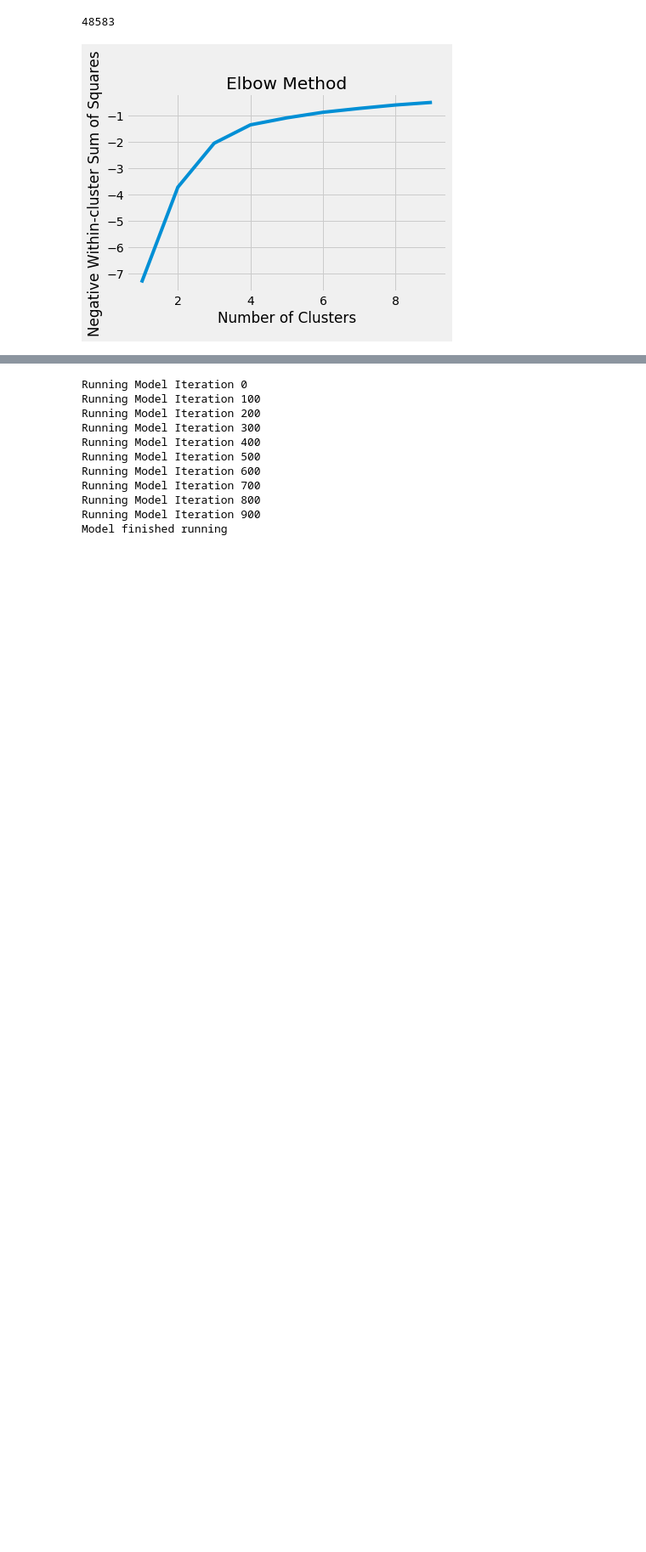
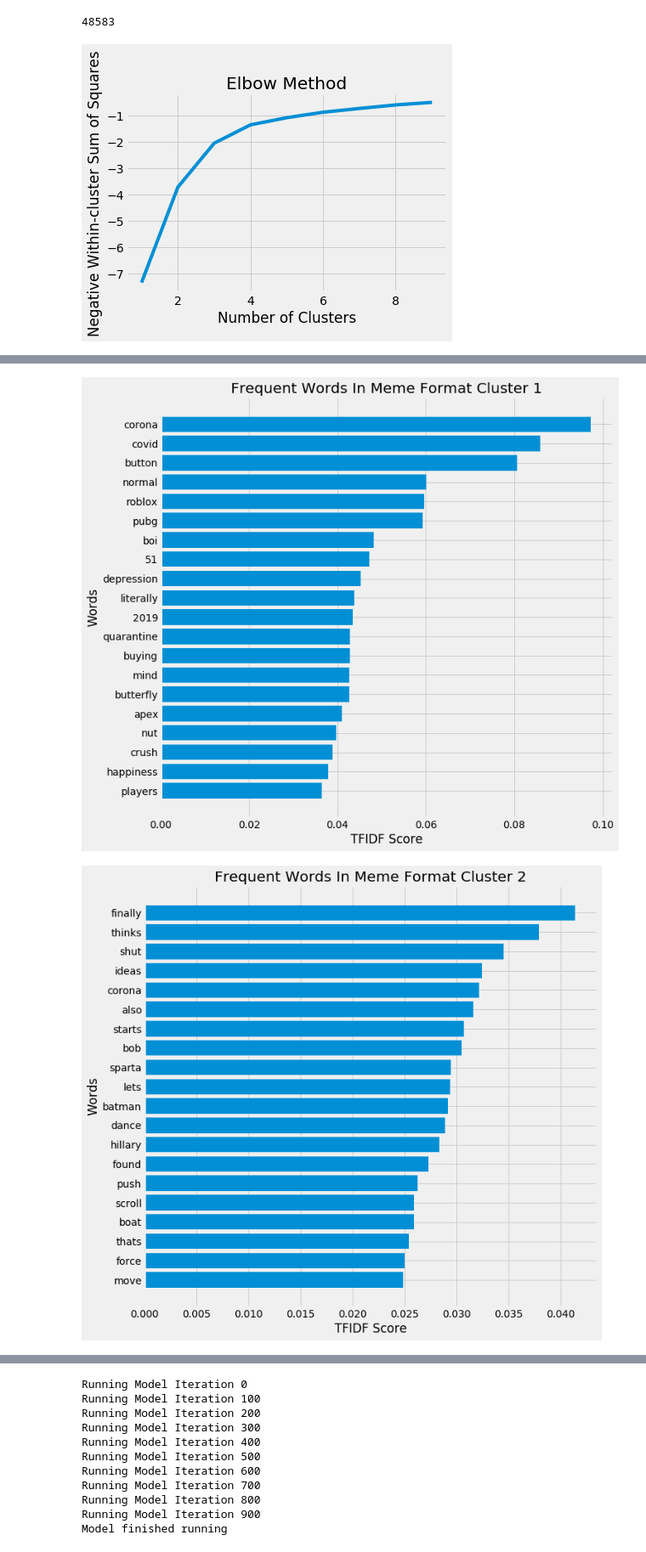
Before and after one commit to suneric98/ai-meme-generator, a Jupyter notebook: Meme Generator/format-classifier/meme_format_clustering.ipynb, the cells around one changed output, grey strips where cells are left out. Shown at 85% size. Cells and saved outputs as stored; diff of their text form; code cells hidden in the pictures; blank space fills up the shorter version.

```diff
--- a/Meme Generator/format-classifier/meme_format_clustering.ipynb
+++ b/Meme Generator/format-classifier/meme_format_clustering.ipynb
@@ -529,0 +1062,17 @@ plt.show()
+# %%
+#number of cluster
+def get_top_features_cluster(tf_idf_array, prediction, n_feats):
+    labels = np.unique(prediction)
+    dfs = []
+    for label in labels:
+        id_temp = np.where(prediction==label) # indices for each cluster
+        x_means = np.mean(tf_idf_array[id_temp], axis = 0) # returns average score across cluster
+        sorted_means = np.argsort(x_means)[::-1][:n_feats] # indices with top 15 scores
+        features = tf_idf_vectorizor.get_feature_names()
+        best_features = [(features[i], x_means[i]) for i in sorted_means]
+        df = pd.DataFrame(best_features, columns = ['features', 'score'])
+        dfs.append(df)
+    return dfs
+# %%
+dfs = get_top_features_cluster(tf_idf_array, predicted_values, 20) #x array, prediction, number of words
+dfs
@@ -529,0 +1097,14 @@ plt.show()
+# %%
+#barplot for each cluster
+for i in range(len(dfs)):
+    fig = plt.figure(figsize=(10, 10))
+    score = dfs[i]['score'][::-1]
+    freqword = dfs[i]["features"][::-1]
+    plt.barh(freqword , score)
+    plt.title('Frequent Words In Meme Format Cluster ' + str(i+1))
+    plt.ylabel("Words")
+    plt.xlabel("TFIDF Score")
+    plt.show()
+# %% [output]
+[figure, added]
+[figure, added]
```
Also changed, not shown: parts of 42 cells of this notebook.
